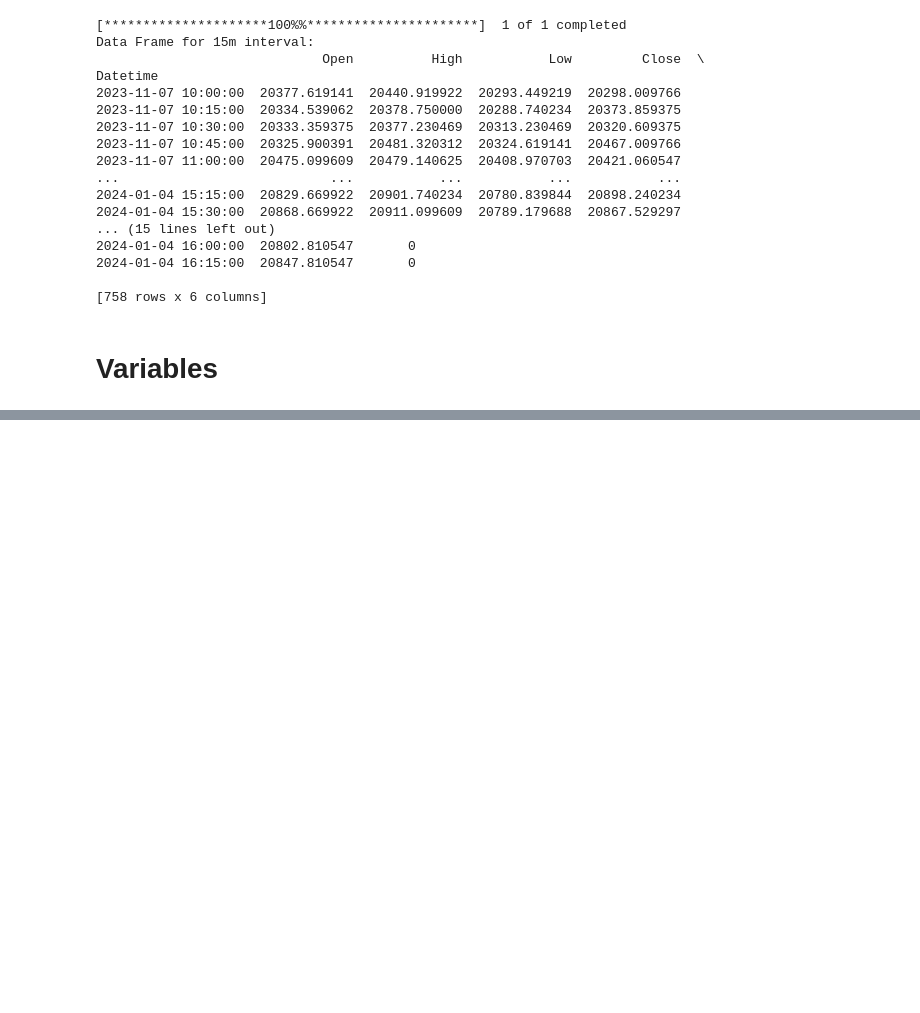
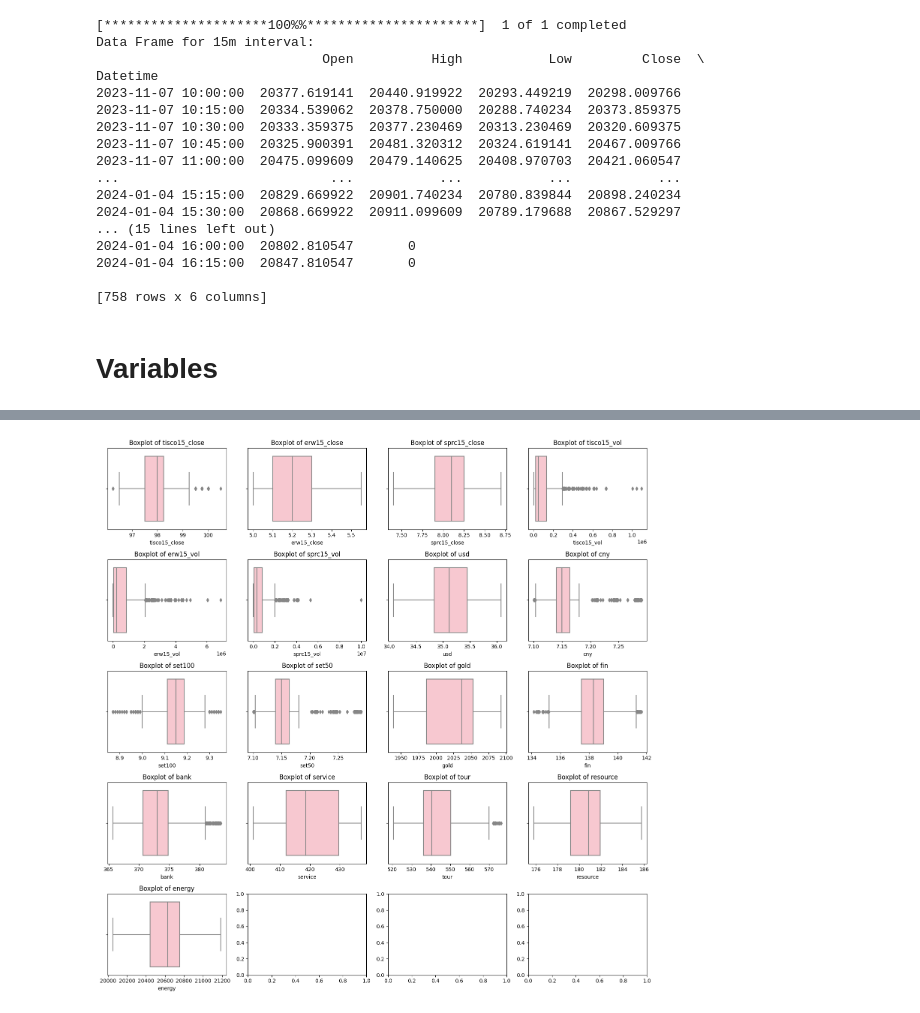
Before and after one commit to y-lims/DADS6003_Buy-Sell_Stock_Forecasting, a Jupyter notebook: medium_source.ipynb, the cells around one changed output, grey strips where cells are left out. Saved outputs shown, nothing was run; the diff lists cells and outputs as text; code cells hidden in the pictures; blank space fills up the shorter version.

```diff
--- a/medium_source.ipynb
+++ b/medium_source.ipynb
@@ -829,0 +939,19 @@ Name: Close, Length: 720, dtype: float64
+# %%
+import matplotlib.pyplot as plt
+import seaborn as sns
+
+fig, axs = plt.subplots(5, 4, figsize=(15, 15))
+
+columns_to_test = ['tisco15_close', 'erw15_close', 'sprc15_close', 'tisco15_vol', 'erw15_vol', 'sprc15_vol', 'usd', 'cny', 'set100', 'set50', 'gold', 'fin', 'bank', 'service', 'tour', 'resource', 'energy']
+
+color = 'pink'
+
+for i, column in enumerate(columns_to_test):
+    plt.subplot(5, 4, i + 1)
+    sns.boxplot(x=merged_data[column], color=color)
+    plt.title(f'Boxplot of {column}')
+
+plt.tight_layout()
+plt.show()
+# %% [output]
+[figure, added]
```
Also changed, not shown: parts of 26 cells of this notebook.
